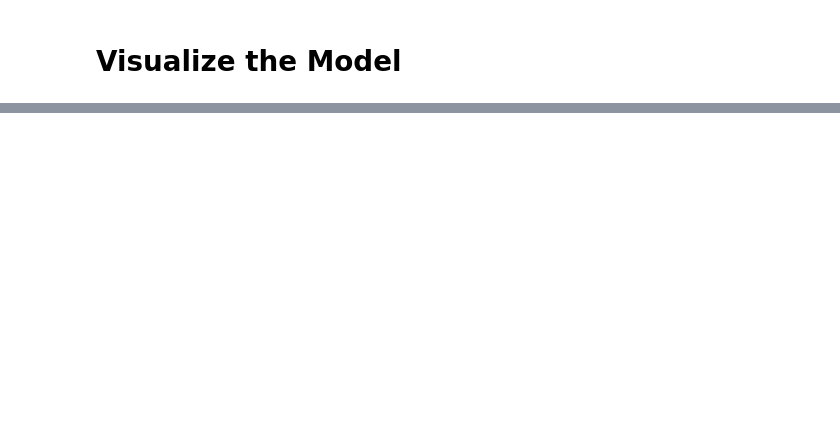
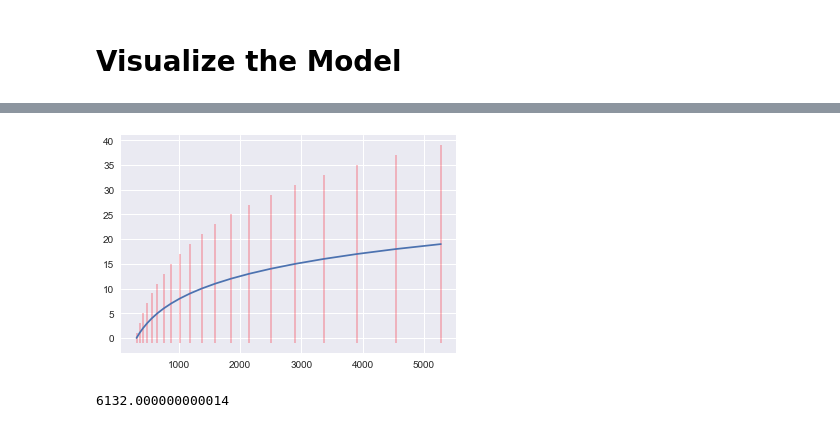
Before and after one commit to robianmcd/street-learn, a Jupyter notebook: notebook/Closest Street - Multi-Class Classifier.ipynb, the cells around one changed output, grey strips where cells are left out. Saved outputs shown, nothing was run; the diff lists cells and outputs as text; code cells hidden in the pictures; blank space fills up the shorter version.

Commit message:
added some sample graphs to notebook

```diff
--- a/notebook/Closest Street - Multi-Class Classifier.ipynb
+++ b/notebook/Closest Street - Multi-Class Classifier.ipynb
@@ -176,3 +181,34 @@ Accuracy: 80.62% (2.80%)
+# %%
+increment = round(len(inputMatrix)/20)
+
+x = []
+y = []
+yStd = []
+
+numSamples = len(inputMatrix) / 20;
+multiplier = math.pow(20, 1/20);
+
+for i in range(20):
+    intNumSamples = round(numSamples)
+
+    #estimator = KerasClassifier(build_fn=get_model, epochs=100, batch_size=10, verbose=0)
+    #kfold = KFold(n_splits=10, shuffle=True)
+    #results = cross_val_score(estimator, inputMatrix[:intNumSamples], target[:intNumSamples], cv=kfold)
+    #print('Accuracy: %.2f%% (%.2f%%)' % (results.mean()*100, results.std()*100))
+
+    x.append(intNumSamples)
+    y.append(i)
+    yStd.append(i+1)
+
+    numSamples *= multiplier
+
+plt.errorbar(x, y, yerr=yStd, ecolor='#ff001144')
+plt.show()
+
+numSamples
+# %% [output]
+[figure, added]
+6132.000000000014
 # %%
 map = Map(center=[raw_df.lat.mean(), raw_df.lng.mean()], zoom=17)
 
```
Also changed, not shown: parts of 6 cells of this notebook.
